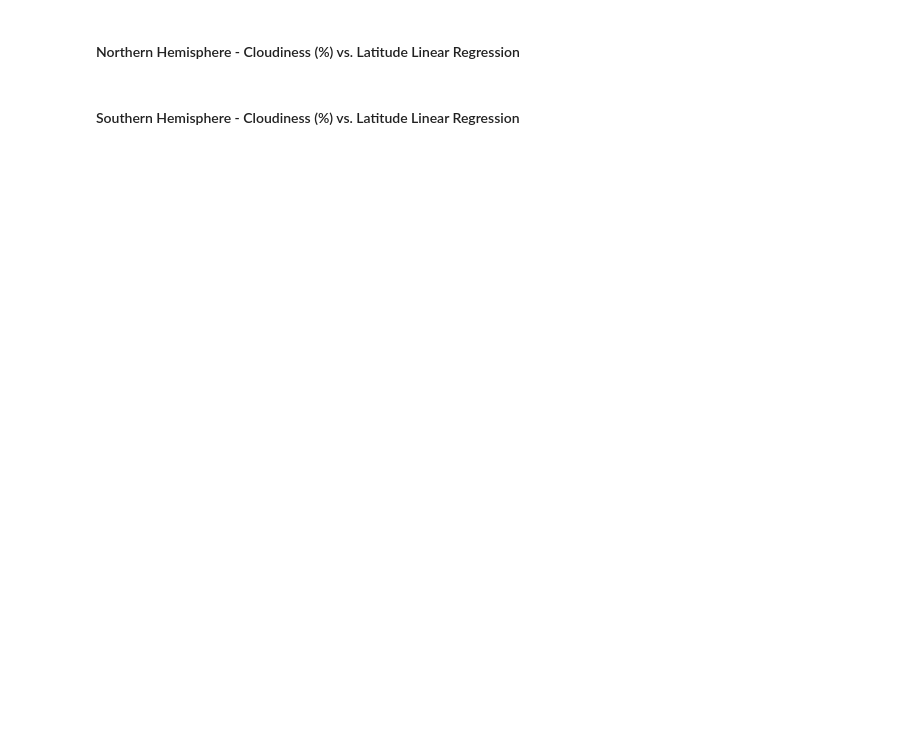
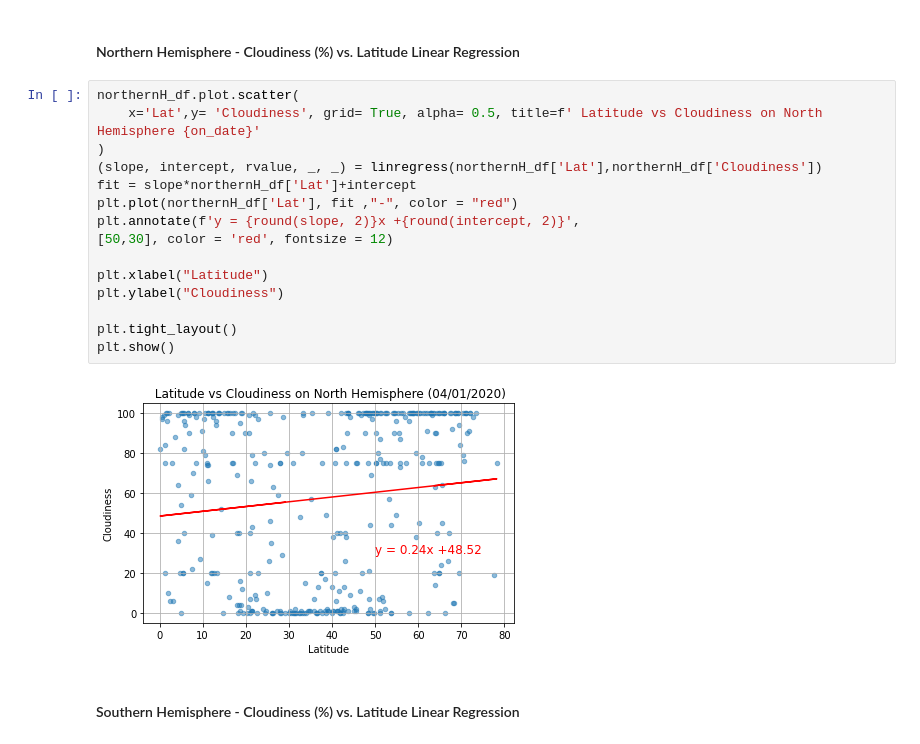
Before and after one commit to gnzamudio/python-api-challenge, a Jupyter notebook: WeatherPy.ipynb, the cells around one changed output. Saved outputs shown, nothing was run; the diff lists cells and outputs as text; blank space fills up the shorter version.

```diff
--- a/WeatherPy.ipynb
+++ b/WeatherPy.ipynb
@@ -286,4 +337,21 @@ plt.show()
 # %% [markdown]
 ####  Northern Hemisphere - Cloudiness (%) vs. Latitude Linear Regression
+# %%
+northernH_df.plot.scatter(
+    x='Lat',y= 'Cloudiness', grid= True, alpha= 0.5, title=f' Latitude vs Cloudiness on North Hemisphere {on_date}'
+)
+(slope, intercept, rvalue, _, _) = linregress(northernH_df['Lat'],northernH_df['Cloudiness'])
+fit = slope*northernH_df['Lat']+intercept
+plt.plot(northernH_df['Lat'], fit ,"-", color = "red")
+plt.annotate(f'y = {round(slope, 2)}x +{round(intercept, 2)}',
+[50,30], color = 'red', fontsize = 12)
+
+plt.xlabel("Latitude")
+plt.ylabel("Cloudiness")
+
+plt.tight_layout()
+plt.show()
+# %% [output]
+[figure, added]
 # %% [markdown]
 ####  Southern Hemisphere - Cloudiness (%) vs. Latitude Linear Regression
```
Also changed, not shown: parts of 6 cells of this notebook, 8 other files.
